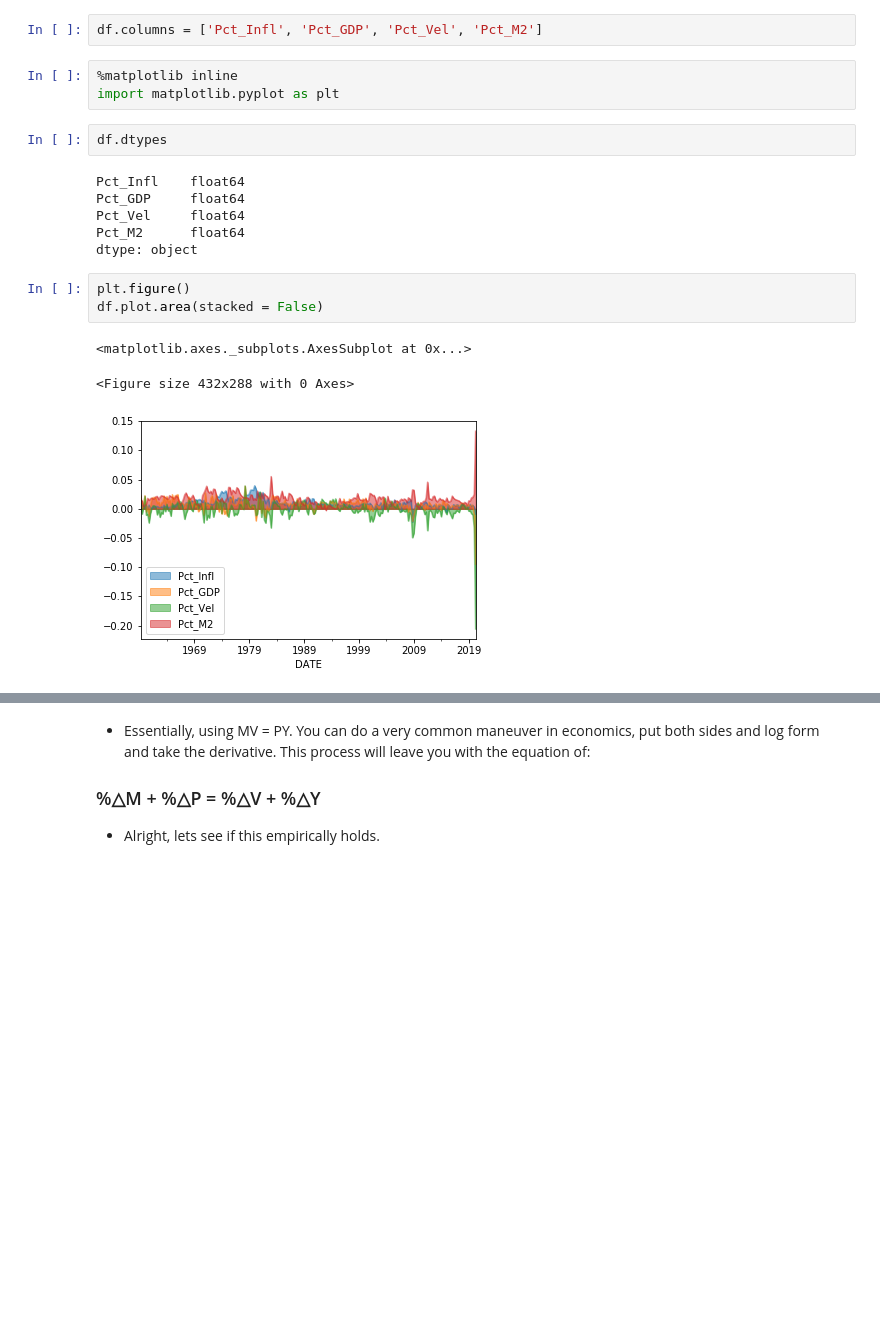
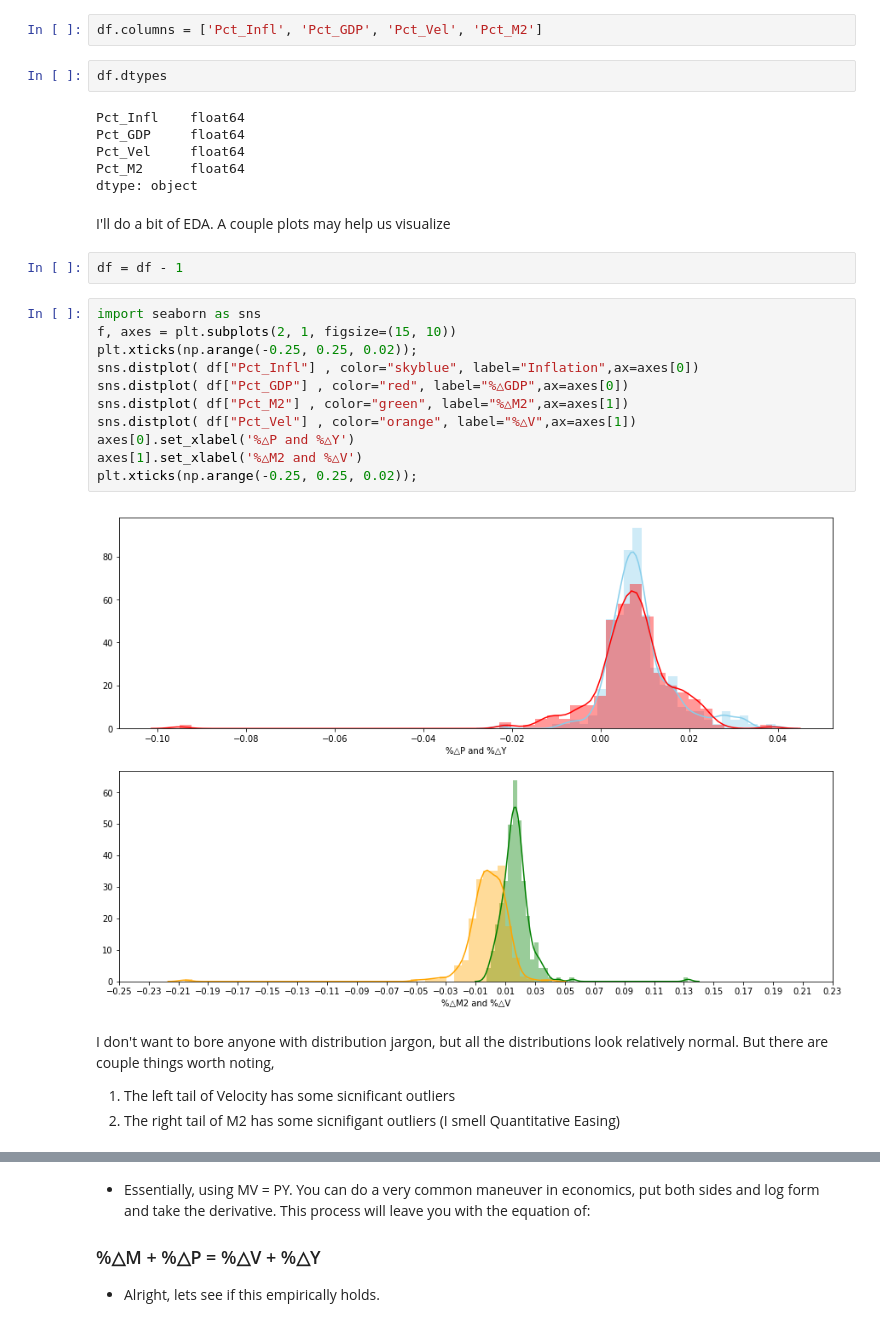
Before and after one commit to NicholasOgawa/EconML, a Jupyter notebook: PCA-MVPY.ipynb, the cells around one changed output, grey strips where cells are left out. Cells and saved outputs as stored; diff of their text form; blank space fills up the shorter version.

```diff
--- a/PCA-MVPY.ipynb
+++ b/PCA-MVPY.ipynb
@@ -59,8 +70,5 @@ df = df.dropna()
 # %%
 df.columns = ['Pct_Infl', 'Pct_GDP', 'Pct_Vel', 'Pct_M2']
-# %%
-%matplotlib inline
-import matplotlib.pyplot as plt
 # %%
 df.dtypes
 # %% [output]
@@ -69,13 +77,28 @@ Pct_GDP     float64
 Pct_Vel     float64
 Pct_M2      float64
 dtype: object
-# %%
-plt.figure()
-df.plot.area(stacked = False)
-# %% [output]
-<matplotlib.axes._subplots.AxesSubplot at 0x...>
-<Figure size 432x288 with 0 Axes>
-[figure, removed]
+# %% [markdown]
+I'll do a bit of EDA. A couple plots may help us visualize
+# %%
+df = df - 1
+# %%
+import seaborn as sns
+f, axes = plt.subplots(2, 1, figsize=(15, 10))
+plt.xticks(np.arange(-0.25, 0.25, 0.02));
+sns.distplot( df["Pct_Infl"] , color="skyblue", label="Inflation",ax=axes[0])
+sns.distplot( df["Pct_GDP"] , color="red", label="%△GDP",ax=axes[0])
+sns.distplot( df["Pct_M2"] , color="green", label="%△M2",ax=axes[1])
+sns.distplot( df["Pct_Vel"] , color="orange", label="%△V",ax=axes[1])
+axes[0].set_xlabel('%△P and %△Y')
+axes[1].set_xlabel('%△M2 and %△V')
+plt.xticks(np.arange(-0.25, 0.25, 0.02));
+# %% [output]
+[figure, added]
+# %% [markdown]
+I don't want to bore anyone with distribution jargon, but all the distributions look relatively normal. But there are couple things worth noting,
+
+1. The left tail of Velocity has some sicnificant outliers
+2. The right tail of M2 has some sicnifigant outliers (I smell Quantitative Easing)
 # %%
 plt.figure(figsize=(20,10))
 plt.plot((df.Pct_Vel))
```
Also changed, not shown: parts of 30 cells of this notebook.
